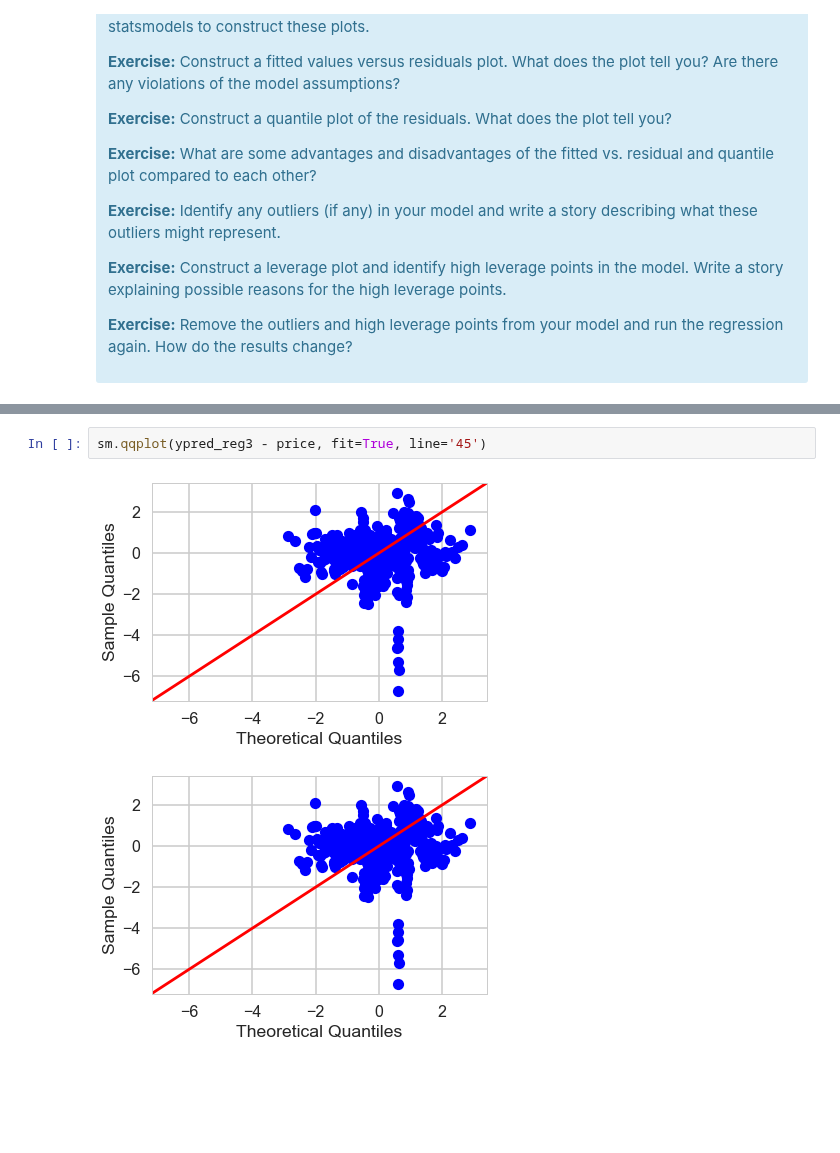
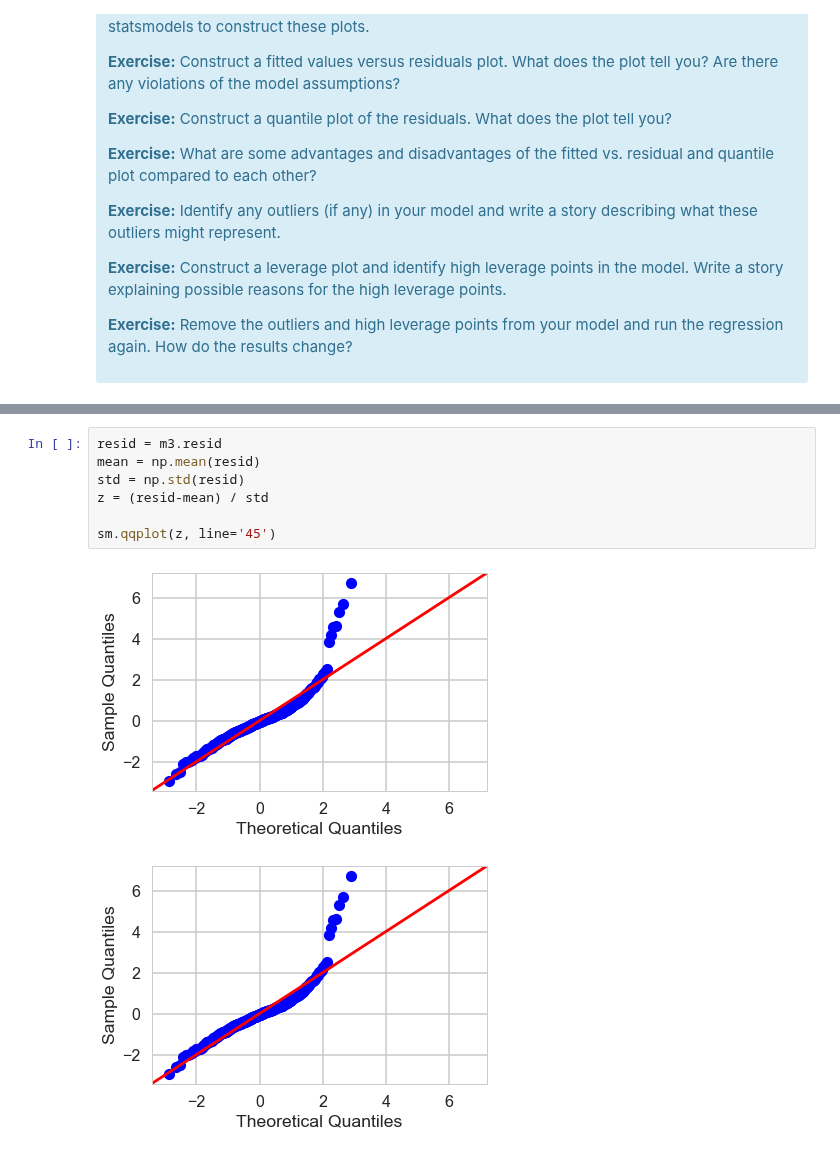
Before and after one commit to kellywong1314/Analytics-and-Machine-Learning, a Jupyter notebook: Mini-Projects/Boston Housing Linear Regression/Mini_Project_Linear_Regression.ipynb, the cells around one changed output, grey strips where cells are left out. Cells and saved outputs as stored; diff of their text form; blank space fills up the shorter version.

```diff
--- a/Mini-Projects/Boston Housing Linear Regression/Mini_Project_Linear_Regression.ipynb
+++ b/Mini-Projects/Boston Housing Linear Regression/Mini_Project_Linear_Regression.ipynb
@@ -877,5 +875,10 @@ Text(0.5,0,'Fitted values')
-# %%
-sm.qqplot(ypred_reg3 - price, fit=True, line='45')
-# %% [output]
-[figure, removed]
-[figure, removed]
+# %%
+resid = m3.resid
+mean = np.mean(resid)
+std = np.std(resid)
+z = (resid-mean) / std
+
+sm.qqplot(z, line='45')
+# %% [output]
+[figure, added]
+[figure, added]
```
Also changed, not shown: parts of 17 cells of this notebook.
